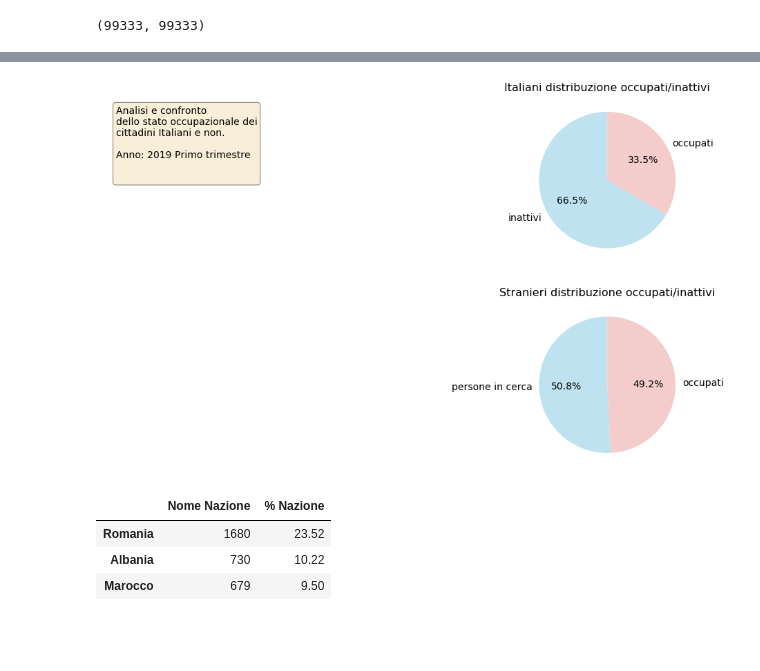
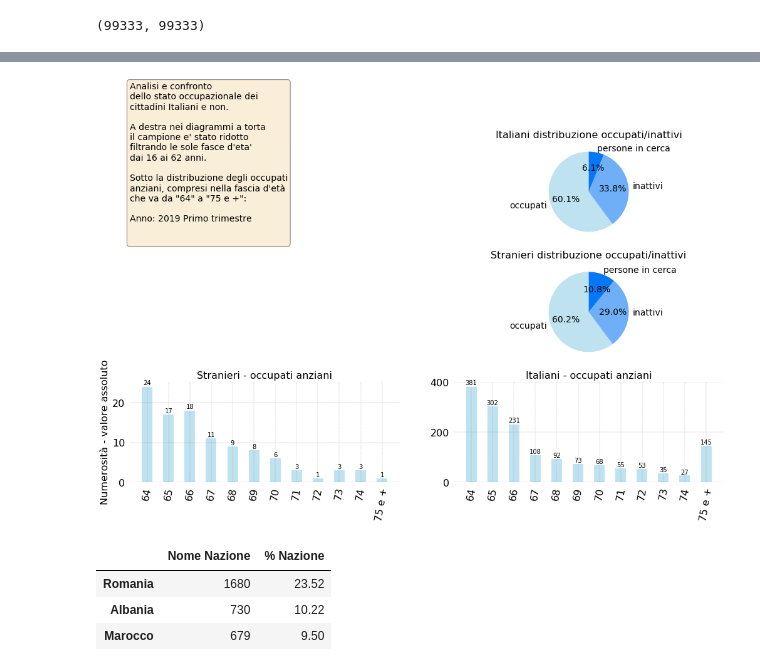
Before and after one commit to p-giovanni/ForzaLavoro, a Jupyter notebook: notebook/ForzaLavoro.ipynb, the cells around one changed output, grey strips where cells are left out. Saved outputs shown, nothing was run; the diff lists cells and outputs as text; code cells hidden in the pictures; blank space fills up the shorter version.

```diff
--- a/notebook/ForzaLavoro.ipynb
+++ b/notebook/ForzaLavoro.ipynb
@@ -148,7 +155,8 @@ data_file = os.path.join("..","data","MICRODATI","RCFL_Microdati_2019_Secondo_tr
 dtype_dict = {
     'ETAM': 'object',
     'EDULEV': 'object',
-    'CITSES': 'object'
+    'CITSES': 'object',
+    'COND10': 'object'
 }
 df = pd.read_csv(data_file, sep='\t', lineterminator='\n',low_memory=False, dtype=dtype_dict)
 
@@ -177,7 +183,9 @@ df["GRACOM"] = df["GRACOM"].apply(lambda row: "00000" if row not in big_city_GRA
 df['CITSES'] = df['CITSES'].apply(lambda row: "000" if row not in nd_df['codice'].values else row)
 
 # Do all the merges to have the human readable values instead of codes (for small datasets).
-df_red = df[['REG', "GRACOM", 'ETAM', 'SG11', 'SG13', 'SG16', 'EDULEV','CITSES','COND3']]
+df_red = df[['REG', "GRACOM", 'ETAM', 'SG11', 'SG13', 'SG16', 'EDULEV','CITSES','COND3','COND10']]
+
+# Do all the joins to decode the used variables (NOTE: ok for a small df like this one).
 df_red = pd.merge(df_red, regione, left_on='REG', right_on='codice')
 df_red = pd.merge(df_red, it_est_sg13, left_on='SG13', right_on='codice')
 df_red = pd.merge(df_red, si_no_sg16, left_on='SG16', right_on='codice')
@@ -186,12 +194,14 @@ df_red = pd.merge(df_red, age_bracket_ETAM,left_on='ETAM', right_on='codice')
 df_red = pd.merge(df_red, education_level_EDULEV, how='outer', left_on='EDULEV', right_on='codice')
 df_red = pd.merge(df_red, big_city_GRACOM,left_on='GRACOM', right_on='codice')
 df_red = pd.merge(df_red, nd_df,left_on='CITSES', right_on='codice')
+df_red = pd.merge(df_red, working_status_COND3, left_on='COND3', right_on='codice')
 
-df_red = pd.merge(df_red, working_status_COND3, left_on='COND3', right_on='codice')
+df_red = pd.merge(df_red, working_status_COND10, left_on='COND10', right_on='codice')
+
 
 #df_red.rename(index=str, columns={"ETAM": "Eta'"}, inplace=True)
 
-df_red.drop(columns=['REG','SG13', 'SG16', 'SG11', 'ETAM','EDULEV','GRACOM','CITSES','COND3',
+df_red.drop(columns=['REG','SG13', 'SG16', 'SG11', 'ETAM','EDULEV','GRACOM','CITSES','COND3','COND10',
                     "codice_x", "codice_y"], inplace=True)
 df_red.head(2)
 # %% [output]
@@ -340,17 +475,19 @@ ita_ocup_status.head()
 colors = {
     "default": "#BEE2F0",
     "male": "#BEE2F0",
-    "male dark": "#0a63c8",
-    "female": "#F4CCCC"
+    "male dark": "#6faff7",
+    "female": "#0678f7"
 }
 
 fig = plt.figure(figsize=(17, 10))
-gs = fig.add_gridspec(2, 2)
+gs = fig.add_gridspec(3, 2)
 
 ax = []
 ax.append(fig.add_subplot(gs[0:1, 0]))
 ax.append(fig.add_subplot(gs[0,1]))
 ax.append(fig.add_subplot(gs[1,1]))
+ax.append(fig.add_subplot(gs[2,0]))
+ax.append(fig.add_subplot(gs[2,1]))
 
 # ------------------------------------------------------------------------
 idx = 0
@@ -359,14 +496,24 @@ text = """Analisi e confronto
 dello stato occupazionale dei
 cittadini Italiani e non.
 
+A destra nei diagrammi a torta
+il campione e' stato ridotto
+filtrando le sole fasce d'eta'
+dai 16 ai 62 anni.
+
+Sotto la distribuzione degli occupati
+anziani, compresi nella fascia d'età
+che va da \"{oab}\" a \"{oae}\":
+
 Anno: {y} {q}
 
-""".format(y=year,
-           q=quarter_name,
-           min_perc=cut_level)
+""".format(y=year
+           ,q=quarter_name
+           ,oab=over_age[0]
+           ,oae=over_age[-1])
 
 props = dict(boxstyle='round', facecolor='wheat', alpha=0.5)
-ax[idx].text(0.05, 0.5, text, fontsize=14, bbox=props)
+ax[idx].text(0, 0, text, fontsize=14, bbox=props)
 set_axes_common_properties(ax[idx], True)
 ax[idx].get_xaxis().set_ticks([])
 ax[idx].get_yaxis().set_ticks([])
@@ -380,36 +527,81 @@ ax[idx].set_title("Valutazione livello scolastico", fontsize=16)
 labels = ita_ocup_status.index.values
 values = ita_ocup_status['Stato occupazionale'].values
 
 ax[idx].set_title("Italiani distribuzione occupati/inattivi", fontsize=16)
 ch1 = ax[idx].pie(values,
                 labels=labels,
                 shadow=False,
-                colors=[colors['default'], colors['female']],
+                colors=[colors['default'],colors['male dark'],colors['female']],
                 startangle=90,
                 autopct='%1.1f%%',
                 textprops={'fontsize': 14})
 
 # -------------------------------------------------
 # .
 idx = 2
 set_axes_common_properties(ax[idx])
 ax[idx].set_title("Valutazione livello scolastico", fontsize=16)
 
 labels = for_ocup_status.index.values
 values = for_ocup_status['Stato occupazionale'].values
 
 ax[idx].set_title("Stranieri distribuzione occupati/inattivi", fontsize=16)
 ch1 = ax[idx].pie(values,
                 labels=labels,
                 shadow=False,
-                colors=[colors['default'], colors['female']],
+                colors=[colors['default'],colors['male dark'],colors['female']],
                 startangle=90,
                 autopct='%1.1f%%',
                 textprops={'fontsize': 14})
 
+# ------------------------------------------------------------------------
+idx = 3
+
+width = 0.5
+
+fr_oa_occ = fr_overage_count[fr_overage_count["Stato occupazionale"] == "occupati"]
+fr_oc_stat_lbl = fr_oa_occ["Eta'"]
+fr_oc_stat_val = fr_oa_occ["Numero"]
+
+rects_fr_oa = ax[idx].bar(fr_oc_stat_lbl, fr_oc_stat_val, width=width, color=colors['default'])
+set_axes_common_properties(ax[idx])
+
+autolabel(rects_fr_oa, ax[idx])
+
+ax[idx].set_xticklabels(fr_oc_stat_lbl, rotation=80)
+ax[idx].tick_params(axis='both', labelsize=16)
+ax[idx].set_title("Stranieri - occupati anziani", fontsize=16)
+ax[idx].set_ylabel("Numerosità - valore assoluto", fontsize=16)
+
+remove_tick_lines('y', ax[idx])
+remove_tick_lines('x', ax[idx])
+
+# ------------------------------------------------------------------------
+idx = 4
+
+width = 0.5
+
+it_oa_occ = it_overage_count[it_overage_count["Stato occupazionale"] == "occupati"]
+it_oc_stat_lbl = it_oa_occ["Eta'"]
+it_oc_stat_val = it_oa_occ["Numero"]
+
+rects_it_oa = ax[idx].bar(it_oc_stat_lbl, it_oc_stat_val, width=width, color=colors['default'])
+set_axes_common_properties(ax[idx])
+
+autolabel(rects_it_oa, ax[idx])
+
+ax[idx].set_xticklabels(fr_oc_stat_lbl, rotation=80)
+ax[idx].tick_params(axis='both', labelsize=16)
+ax[idx].set_title("Italiani - occupati anziani", fontsize=16)
+#ax[idx].set_ylabel("Numerosità - valore assoluto", fontsize=16)
+
+remove_tick_lines('y', ax[idx])
+remove_tick_lines('x', ax[idx])
+
+
 plt.savefig(os.path.join(images_path,"{prefix}analisi_stato_occupazionale.png".format(prefix=file_prefix)))
 # %% [output]
-[figure, old version]
+[figure, new version]
 # %%
 nations_count = df_red[esteri_mask]["Nome Nazione"].value_counts().to_frame()
 
```
Also changed, not shown: parts of 14 cells of this notebook, 4 other files.
